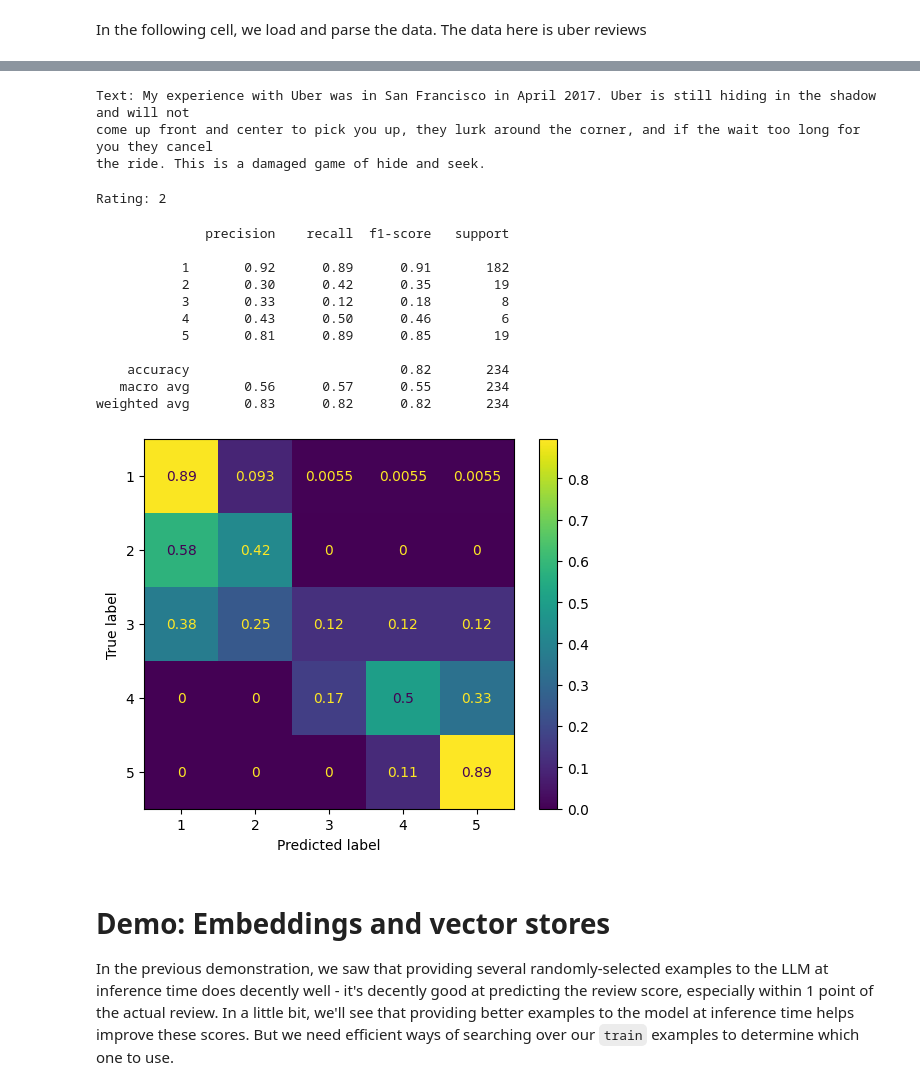
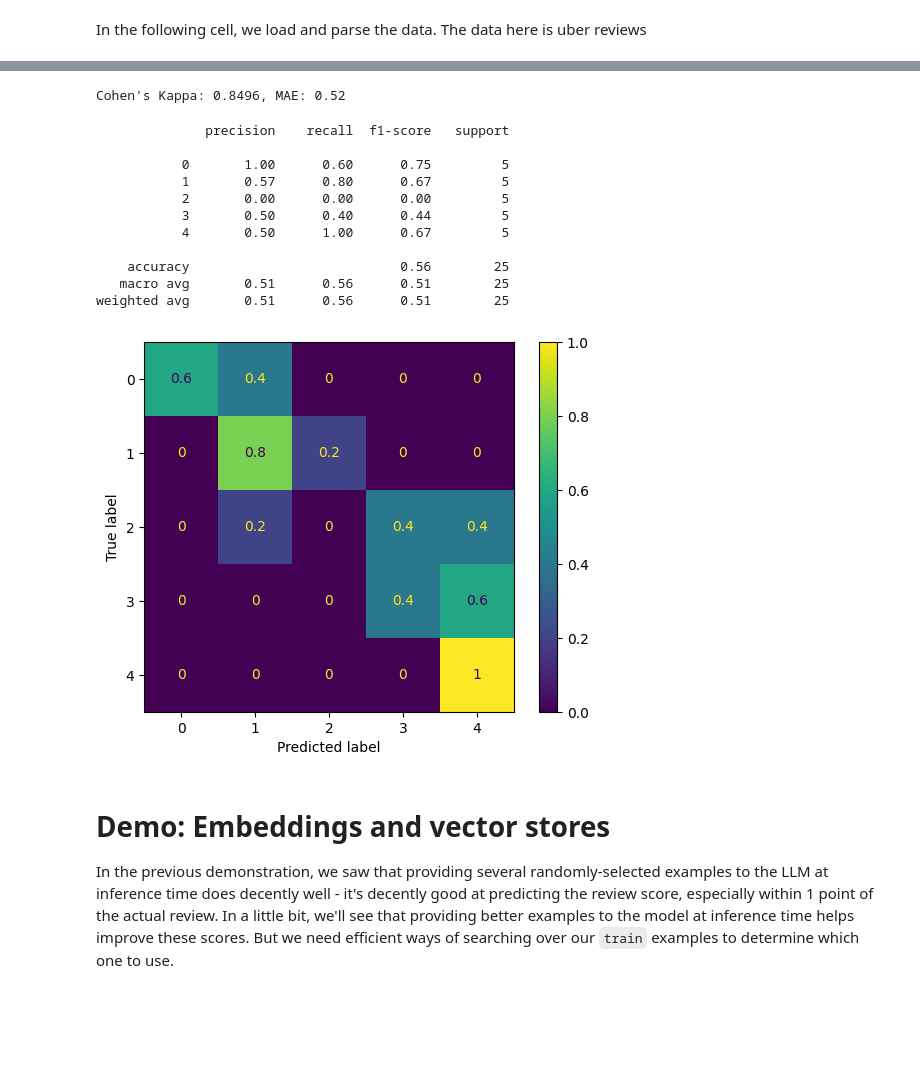
Before and after one commit to nbeaudoin/CTME-llm-lecture-resources, a Jupyter notebook: prototyping_ai/01_getting_started_with_openai.ipynb, the cells around one changed output, grey strips where cells are left out. Drawn from its saved outputs; the diff is of its cells as text; code cells hidden in the pictures; blank space fills up the shorter version.

```diff
--- a/prototyping_ai/01_getting_started_with_openai.ipynb
+++ b/prototyping_ai/01_getting_started_with_openai.ipynb
@@ -572,12 +497,12 @@ prompt_tmpl = PromptTemplate(
 )
 # %%
 class Rating(BaseModel):
-    rating: int = Field(..., description="Rating of the review", enum=[1, 2, 3, 4, 5])
+    rating: int = Field(..., description="Rating of the review", enum=[0, 1, 2, 3, 4])
 
 llm = OpenAI(model="gpt-4o-mini")
 zero_shot_structured_llm = llm.as_structured_llm(Rating)
 # %%
-from sklearn.metrics import ConfusionMatrixDisplay, confusion_matrix, classification_report
+from sklearn.metrics import ConfusionMatrixDisplay, confusion_matrix, classification_report, cohen_kappa_score, mean_absolute_error
 
 async def predict_and_evaluate(predict_fn):
     labels = [int(x) for x in valid['label']]
@@ -588,7 +513,9 @@ async def predict_and_evaluate(predict_fn):
     predictions = await asyncio.gather(*tasks)
     cm = ConfusionMatrixDisplay.from_predictions(labels, predictions, normalize='true')
     cr = classification_report(labels, predictions)
-    return labels, predictions, cm, cr
+    kappa = cohen_kappa_score(labels, predictions, weights='quadratic')
+    mae = mean_absolute_error(labels, predictions)
+    return labels, predictions, kappa, mae, cm, cr
 # %%
 async def zero_shot_predict(text):
     messages = [
@@ -727,22 +627,9 @@ few_shot_prompt_tmpl = PromptTemplate(
 # %%
 class Rating(BaseModel):
-    rating: int = Field(..., description="Rating of the review", enum=[1, 2, 3, 4, 5])
+    rating: int = Field(..., description="Rating of the review", enum=[0, 1, 2, 3, 4])
 
 llm = OpenAI(model="gpt-4o-mini")
 rand_few_shot_structured_llm = llm.as_structured_llm(Rating)
-# %%
-idx = 6
-one_item = valid[idx]
-text = one_item['text']
-rating = one_item['label']
-
-print(f"Text: {text}")
-print(f"Rating: {rating}")
-# %% [output]
-Text: My experience with Uber was in San Francisco in April 2017. Uber is still hiding in the shadow and will not
-come up front and center to pick you up, they lurk around the corner, and if the wait too long for you they cancel
-the ride. This is a damaged game of hide and seek.
-Rating: 2
 # %%
 async def random_few_shot_predict(text):
     messages = [
@@ -751,21 +638,23 @@ async def random_few_shot_predict(text):
     response = await rand_few_shot_structured_llm.achat(messages)
     return response.raw.rating
 # %%
-random_few_shot_labels, random_few_shot_predictions, random_few_shot_cm, random_few_shot_cr = await predict_and_evaluate(random_few_shot_predict)
+random_few_shot_labels, random_few_shot_predictions, random_few_shot_kappa, random_few_shot_mae, random_few_shot_cm, random_few_shot_cr = await predict_and_evaluate(random_few_shot_predict)
+print(f"Cohen's Kappa: {random_few_shot_kappa:.04f}, MAE: {random_few_shot_mae}")
 print(random_few_shot_cr)
 # %% [output]
-              precision    recall  f1-score   support
-
-           1       0.92      0.89      0.91       182
-           2       0.30      0.42      0.35        19
-           3       0.33      0.12      0.18         8
-           4       0.43      0.50      0.46         6
-           5       0.81      0.89      0.85        19
-
-    accuracy                           0.82       234
-   macro avg       0.56      0.57      0.55       234
-weighted avg       0.83      0.82      0.82       234
+Cohen's Kappa: 0.8496, MAE: 0.52
+              precision    recall  f1-score   support
+
+           0       1.00      0.60      0.75         5
+           1       0.57      0.80      0.67         5
+           2       0.00      0.00      0.00         5
+           3       0.50      0.40      0.44         5
+           4       0.50      1.00      0.67         5
+
+    accuracy                           0.56        25
+   macro avg       0.51      0.56      0.51        25
+weighted avg       0.51      0.56      0.51        25
-[figure, old version]
+[figure, new version]
 # %% [markdown]
 # Demo: Embeddings and vector stores
 
```
Also changed, not shown: parts of 33 cells of this notebook.
